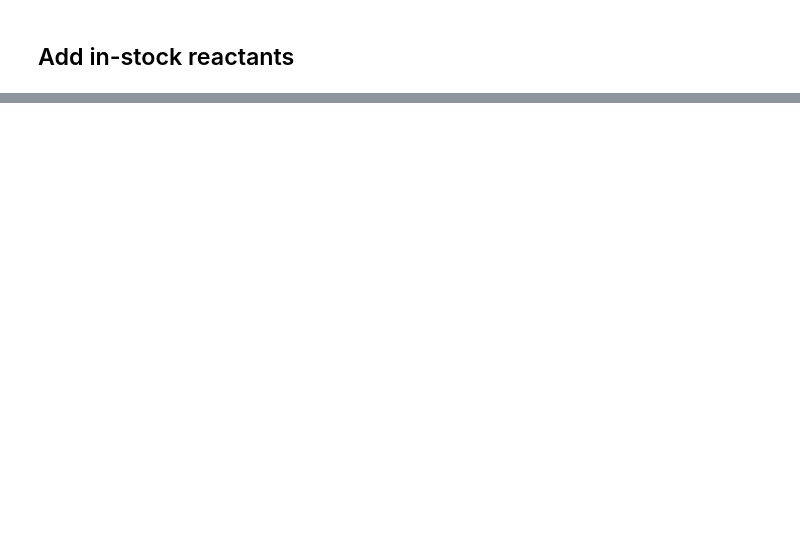
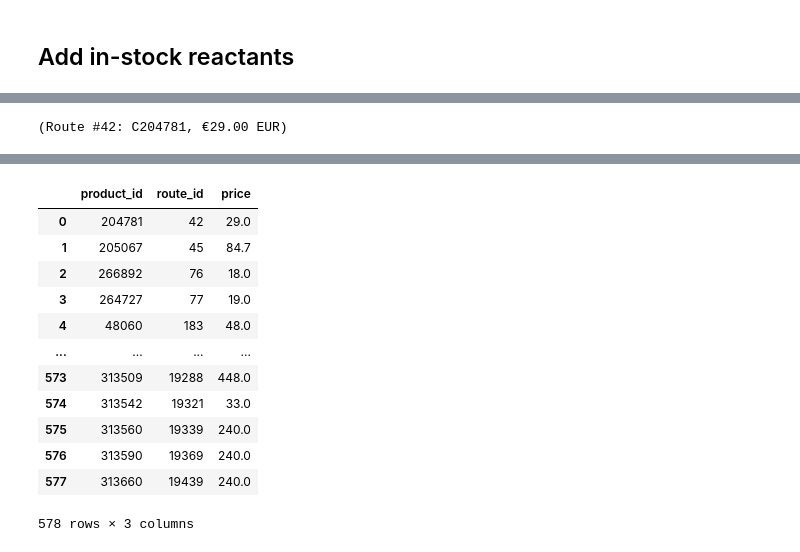
Before and after one commit to xchem/openbind-hippo, a Jupyter notebook: a71ev2a/c01i_rgen_prep.ipynb, the cells around one changed output, grey strips where cells are left out. Cells and saved outputs as stored; diff of their text form; code cells hidden in the pictures; blank space fills up the shorter version.

```diff
--- a/a71ev2a/c01i_rgen_prep.ipynb
+++ b/a71ev2a/c01i_rgen_prep.ipynb
@@ -172,0 +212,10 @@ mrich.success("Done")
+# %%
+for i,row in df.iterrows():
+    compound = animal.compounds[row["compound_id"]]
+    quote = compound.add_stock(
+        amount=row["quoted_amount_mg"],
+        purity=row["quoted_purity"],
+        entry=row["quote_entry"],
+    )
+    print(compound, quote)
+    # break
@@ -172,0 +281,17 @@ mrich.success("Done")
+# %%
+route = list(cheap_routes.routes)[0]
+route, route.price
+# %% [output]
+(Route #42: C204781, €29.00 EUR)
+# %%
+data = []
+for route in mrich.track(cheap_routes):
+    data.append(dict(
+        product_id=route.product.id,
+        route_id=route.id,
+        # chemistry=route.reactions.types[0],
+        price=route.price.amount
+    ))
+df = pd.DataFrame(data)
+df
+# %% [output]
@@ -172,0 +300,13 @@ mrich.success("Done")
+|  | product_id | route_id | price |
+| 0 | 204781 | 42 | 29.0 |
+| 1 | 205067 | 45 | 84.7 |
+| 2 | 266892 | 76 | 18.0 |
+| 3 | 264727 | 77 | 19.0 |
+| 4 | 48060 | 183 | 48.0 |
+| ... | ... | ... | ... |
+| 573 | 313509 | 19288 | 448.0 |
+| 574 | 313542 | 19321 | 33.0 |
+| 575 | 313560 | 19339 | 240.0 |
+| 576 | 313590 | 19369 | 240.0 |
+| 577 | 313660 | 19439 | 240.0 |
+578 rows × 3 columns
```
Also changed, not shown: parts of 50 cells of this notebook, 13 other files.
